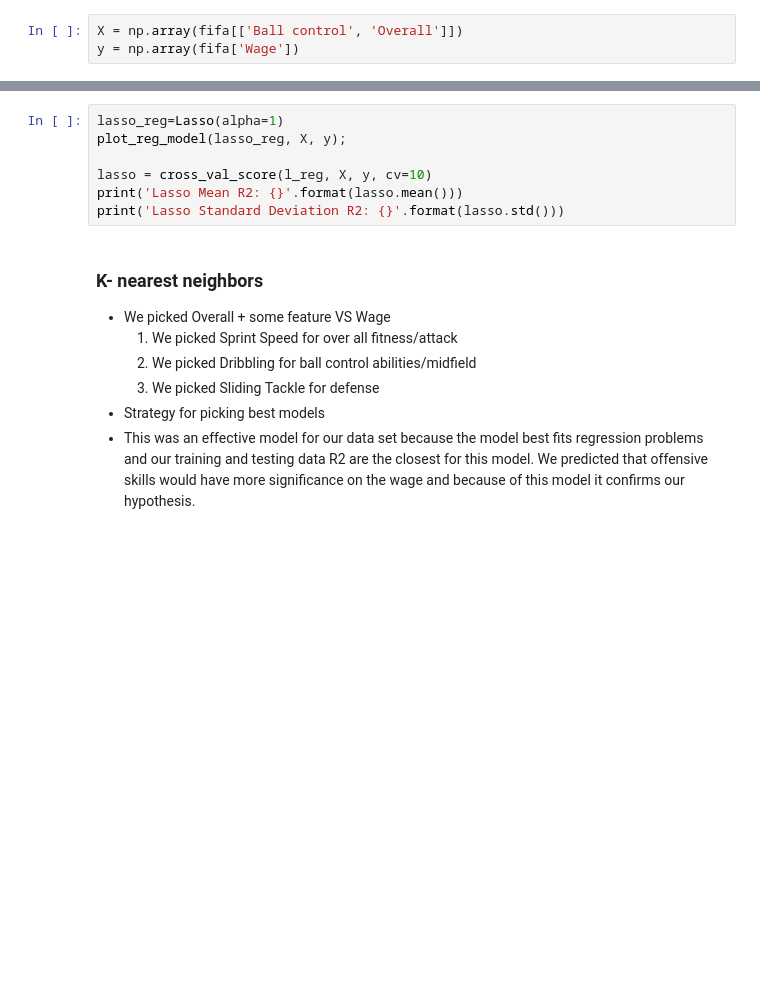
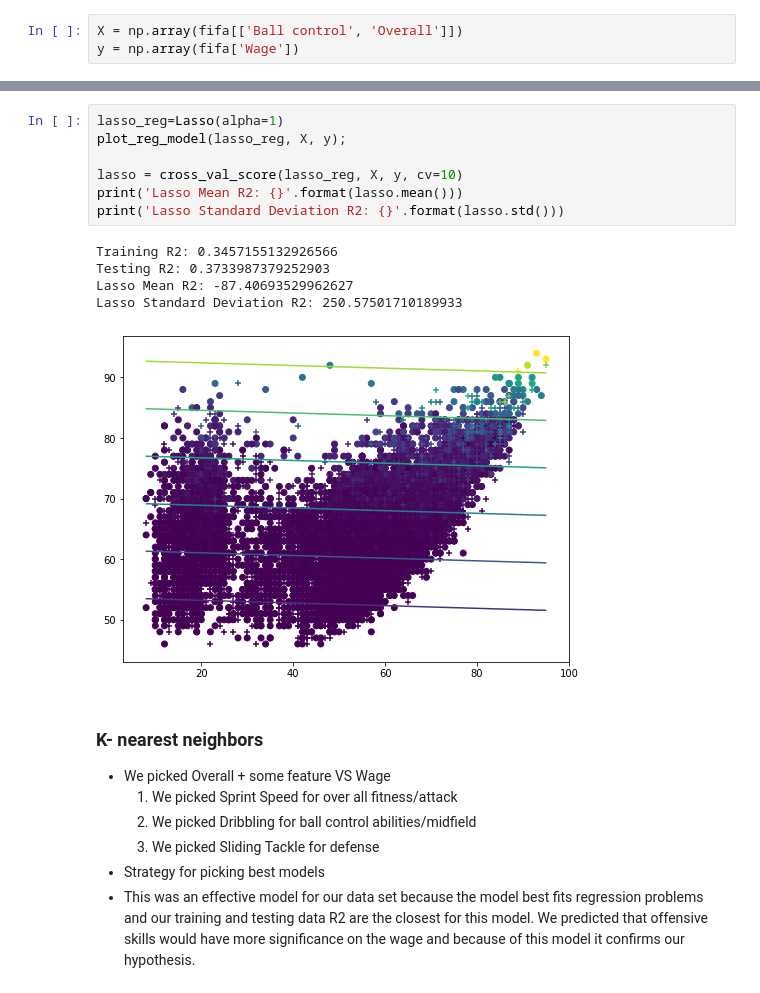
Before and after one commit to sand7281/Fifa-Player-Value-Predictions, a Jupyter notebook: FIFA FINAL.ipynb, the cells around one changed output, grey strips where cells are left out. Cells and saved outputs as stored; diff of their text form; blank space fills up the shorter version.

```diff
--- a/FIFA FINAL.ipynb
+++ b/FIFA FINAL.ipynb
@@ -302,10 +326,16 @@ print('Ridge Standard Deviation R2: {}'.format(ridge.std()))
 # %%
 lasso_reg=Lasso(alpha=1)
 plot_reg_model(lasso_reg, X, y);
 
-lasso = cross_val_score(l_reg, X, y, cv=10)
+lasso = cross_val_score(lasso_reg, X, y, cv=10)
 print('Lasso Mean R2: {}'.format(lasso.mean()))
 print('Lasso Standard Deviation R2: {}'.format(lasso.std()))
+# %% [output]
+Training R2: 0.3457155132926566
+Testing R2: 0.3733987379252903
+Lasso Mean R2: -87.40693529962627
+Lasso Standard Deviation R2: 250.57501710189933
+[figure, added]
 # %% [markdown]
 ### K- nearest neighbors
 * We picked Overall + some feature VS Wage
```
Also changed, not shown: parts of 33 cells of this notebook.
